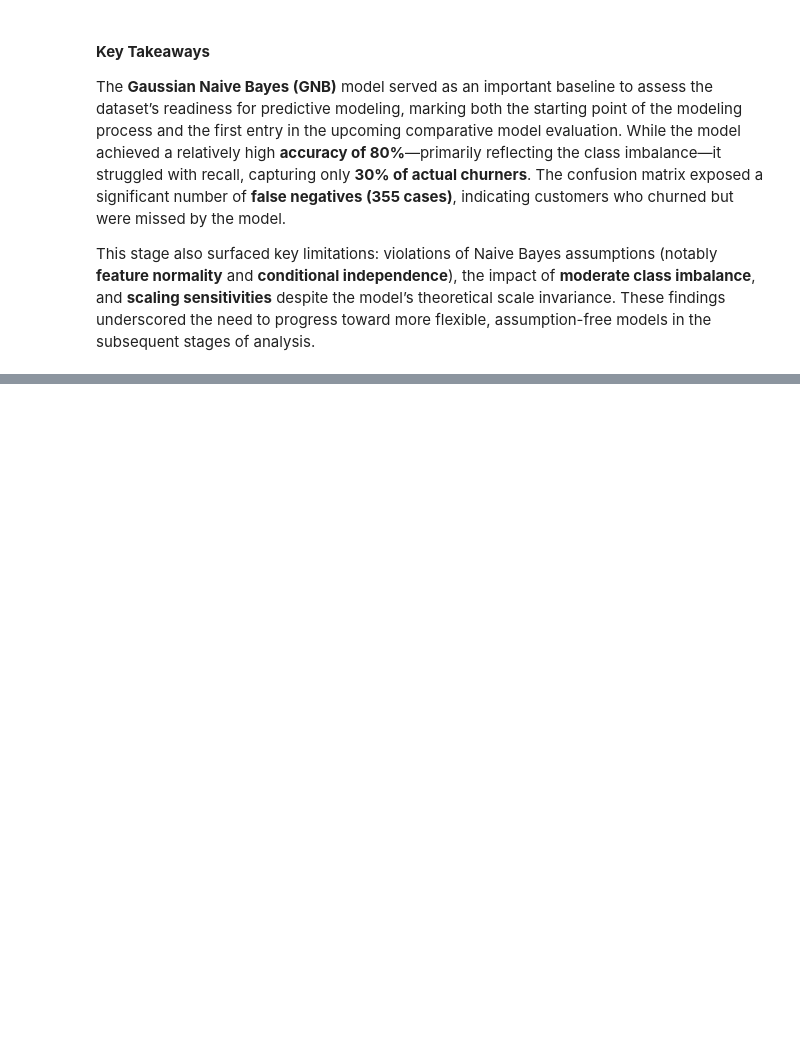
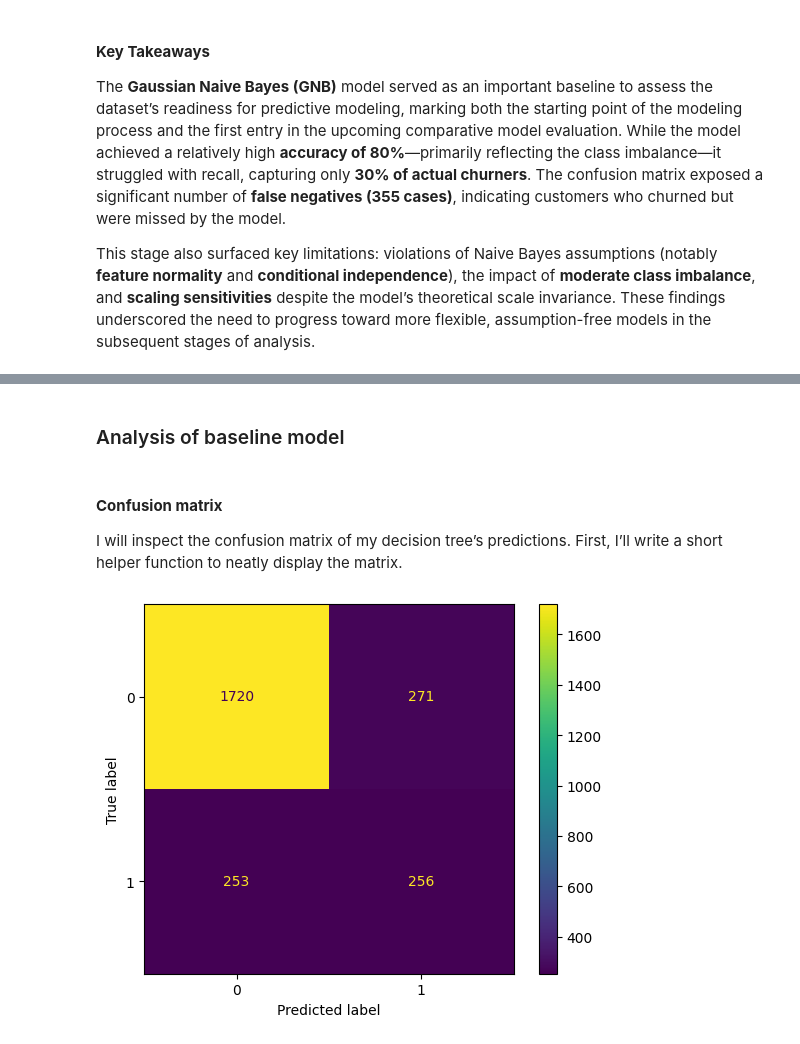
Before and after one commit to Cyberoctane29/Deutsche-Bank-Customer-Churn-Prediction-End-to-End-Analysis-and-Modeling, a Jupyter notebook: Deutsche_Bank_Customer_Churn_Prediction_End_to_End_Analysis_and_Modeling.ipynb, the cells around one changed output, grey strips where cells are left out. Saved outputs shown, nothing was run; the diff lists cells and outputs as text; code cells hidden in the pictures; blank space fills up the shorter version.

```diff
--- a/Deutsche_Bank_Customer_Churn_Prediction_End_to_End_Analysis_and_Modeling.ipynb
+++ b/Deutsche_Bank_Customer_Churn_Prediction_End_to_End_Analysis_and_Modeling.ipynb
@@ -998,0 +1108,7 @@ Despite its limitations, this step provided valuable diagnostic insights for ref
+# %%
+churn_df1 = churn_df_original.drop(['RowNumber', 'CustomerId', 'Surname', 'Gender'],
+                            axis=1)
+
+churn_df1 = pd.get_dummies(churn_df1, drop_first=True)
+
+churn_df1.head()
@@ -998,0 +1130,9 @@ Despite its limitations, this step provided valuable diagnostic insights for ref
+# %%
+y = churn_df1['Exited']
+
+X = churn_df1.copy()
+X = X.drop('Exited', axis=1)
+
+X_train, X_test, y_train, y_test = train_test_split(X, y,
+                                                    test_size=0.25, stratify=y,
+                                                    random_state=42)
@@ -998,0 +1151,2 @@ Despite its limitations, this step provided valuable diagnostic insights for ref
+# %%
+baseline_decision_tree = read_pickle(path, 'baseline_decision_tree')
@@ -998,0 +1172,24 @@ Despite its limitations, this step provided valuable diagnostic insights for ref
+# %% [markdown]
+### Analysis of baseline model
+# %% [markdown]
+#### **Confusion matrix**
+
+I will inspect the confusion matrix of my decision tree’s predictions. First, I’ll write a short helper function to neatly display the matrix.
+# %%
+def conf_matrix_plot(model, x_data, y_data):
+    '''
+    Accepts as argument model object, X data (test or validate), and y data (test or validate).
+    Returns a plot of confusion matrix for predictions on y data.
+    '''
+
+    model_pred = model.predict(x_data)
+    cm = confusion_matrix(y_data, model_pred, labels=model.classes_)
+    disp = ConfusionMatrixDisplay(confusion_matrix=cm,
+                             display_labels=model.classes_)
+
+    disp.plot(values_format='')  # `values_format=''` suppresses scientific notation
+    plt.show()
+# %%
+conf_matrix_plot(baseline_decision_tree, X_test, y_test)
+# %% [output]
+[figure, added]
```
Also changed, not shown: parts of 75 cells of this notebook, 3 other files.
